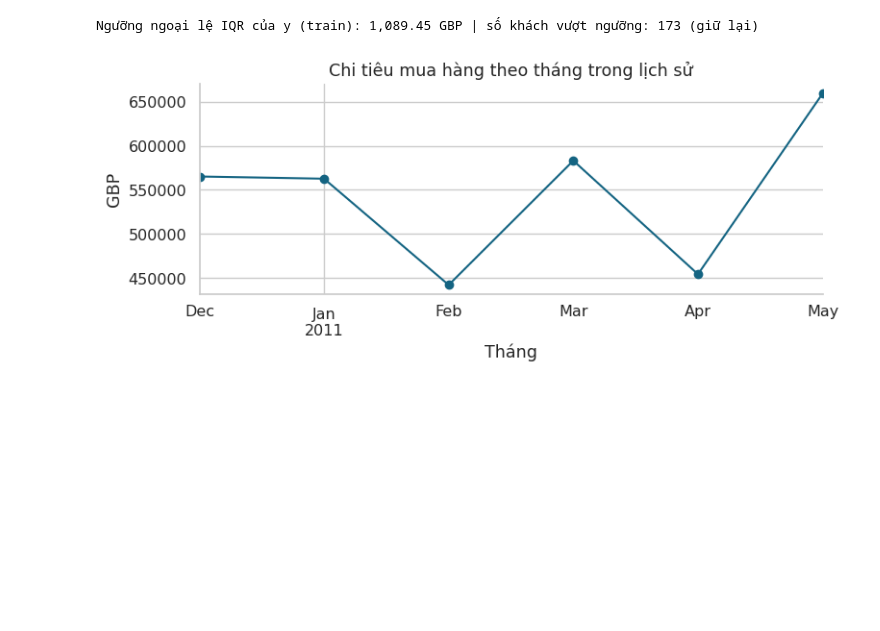
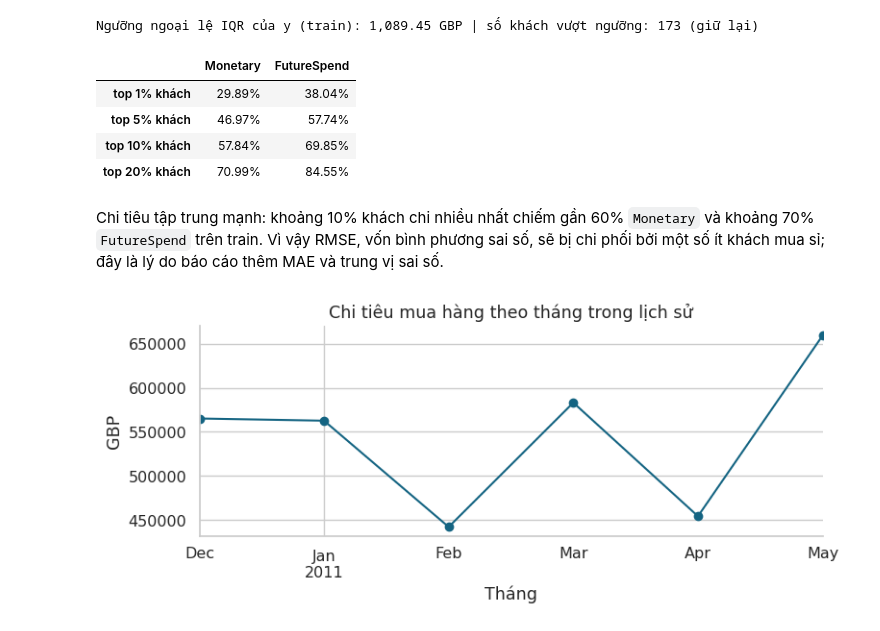
Before and after one commit to Trunguit1122/ecomanalysis, a Jupyter notebook: analysis/NhomXX_Phan_tich.ipynb, the cells around one changed output. Cells and saved outputs as stored; diff of their text form; code cells hidden in the pictures; blank space fills up the shorter version.

```diff
--- a/analysis/NhomXX_Phan_tich.ipynb
+++ b/analysis/NhomXX_Phan_tich.ipynb
@@ -523,6 +543,26 @@ n_outliers = int(y_train.gt(outlier_threshold).sum())
 print(f'Ngưỡng ngoại lệ IQR của y (train): {outlier_threshold:,.2f} GBP | số khách vượt ngưỡng: {n_outliers} (giữ lại)')
 # %% [output]
 Ngưỡng ngoại lệ IQR của y (train): 1,089.45 GBP | số khách vượt ngưỡng: 173 (giữ lại)
+# %%
+# Mức tập trung chi tiêu (Pareto): nhóm khách chi nhiều nhất chiếm bao nhiêu phần tổng chi tiêu
+def top_share(values, top_pct):
+    ranked = values.sort_values(ascending=False)
+    n_top = max(1, int(round(len(ranked) * top_pct)))
+    return ranked.head(n_top).sum() / ranked.sum()
+
+TOP_PCTS = [0.01, 0.05, 0.10, 0.20]
+concentration = pd.DataFrame(
+    {c: [top_share(train_df[c], p) for p in TOP_PCTS] for c in ['Monetary', TARGET]},
+    index=[f'top {p:.0%} khách' for p in TOP_PCTS])
+concentration.map(pct)
+# %% [output]
+|  | Monetary | FutureSpend |
+| top 1% khách | 29.89% | 38.04% |
+| top 5% khách | 46.97% | 57.74% |
+| top 10% khách | 57.84% | 69.85% |
+| top 20% khách | 70.99% | 84.55% |
+# %% [markdown]
+Chi tiêu tập trung mạnh: khoảng 10% khách chi nhiều nhất chiếm gần 60% `Monetary` và khoảng 70% `FutureSpend` trên train. Vì vậy RMSE, vốn bình phương sai số, sẽ bị chi phối bởi một số ít khách mua sỉ; đây là lý do báo cáo thêm MAE và trung vị sai số.
 # %%
 monthly = history.set_index('InvoiceDate')['LineSpend'].resample('MS').sum()
 fig, ax = plt.subplots(figsize=(8, 3.5))
```
Also changed, not shown: parts of 14 cells of this notebook, 2 other files.
